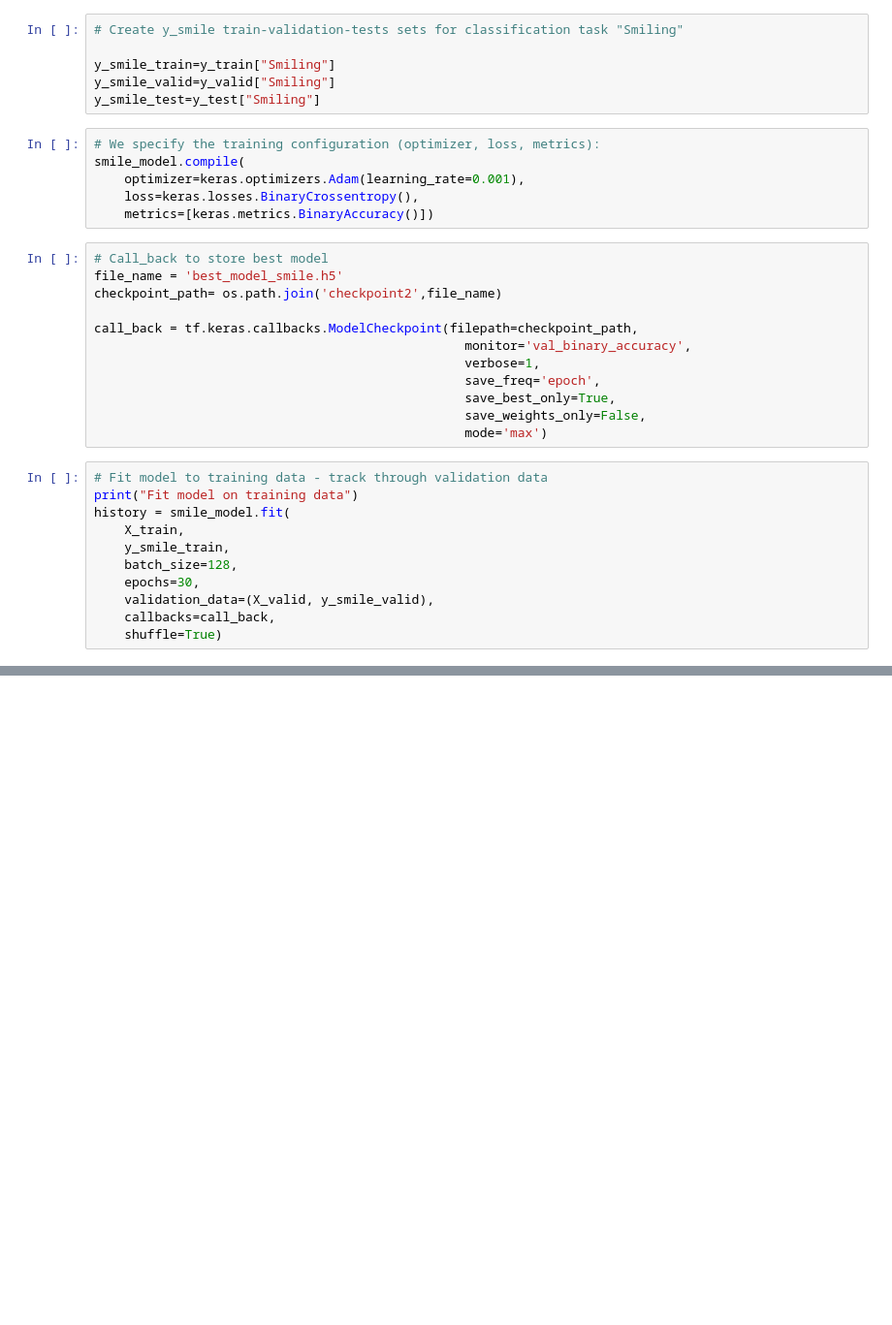
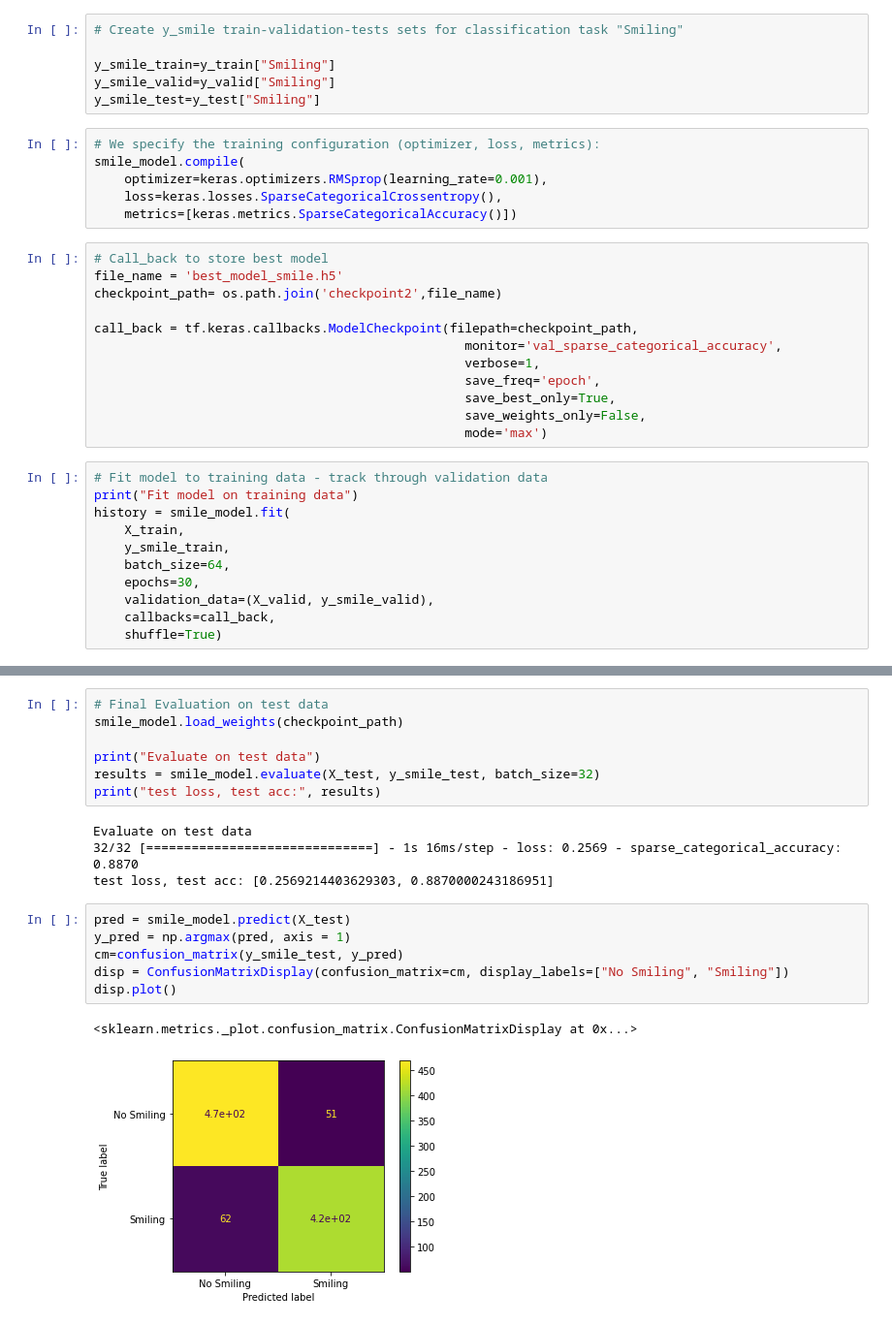
Before and after one commit to katdask/Data_Science_Projects, a Jupyter notebook: Unzip.ipynb, the cells around one changed output, grey strips where cells are left out. Shown: that part at 97% size. Saved outputs shown, nothing was run; the diff lists cells and outputs as text; blank space fills up the shorter version.

```diff
--- a/Unzip.ipynb
+++ b/Unzip.ipynb
@@ -393,16 +429,16 @@ y_smile_test=y_test["Smiling"]
 # %%
 # We specify the training configuration (optimizer, loss, metrics):
 smile_model.compile(
-    optimizer=keras.optimizers.Adam(learning_rate=0.001),
-    loss=keras.losses.BinaryCrossentropy(),
-    metrics=[keras.metrics.BinaryAccuracy()])
+    optimizer=keras.optimizers.RMSprop(learning_rate=0.001),
+    loss=keras.losses.SparseCategoricalCrossentropy(),
+    metrics=[keras.metrics.SparseCategoricalAccuracy()])
 # %%
 # Call_back to store best model
 file_name = 'best_model_smile.h5'
 checkpoint_path= os.path.join('checkpoint2',file_name)
 
 call_back = tf.keras.callbacks.ModelCheckpoint(filepath=checkpoint_path,
-                                                 monitor='val_binary_accuracy',
+                                                 monitor='val_sparse_categorical_accuracy',
                                                  verbose=1,
                                                  save_freq='epoch',
                                                  save_best_only=True,
@@ -414,7 +450,7 @@ print("Fit model on training data")
 history = smile_model.fit(
     X_train,
     y_smile_train,
-    batch_size=128,
+    batch_size=64,
     epochs=30,
     validation_data=(X_valid, y_smile_valid),
     callbacks=call_back,
@@ -439,0 +476,20 @@ Epoch 00030: val_binary_accuracy did not improve from 0.88600
+# %%
+# Final Evaluation on test data
+smile_model.load_weights(checkpoint_path)
+
+print("Evaluate on test data")
+results = smile_model.evaluate(X_test, y_smile_test, batch_size=32)
+print("test loss, test acc:", results)
+# %% [output]
+Evaluate on test data
+32/32 [==============================] - 1s 16ms/step - loss: 0.2569 - sparse_categorical_accuracy: 0.8870
+test loss, test acc: [0.2569214403629303, 0.8870000243186951]
+# %%
+pred = smile_model.predict(X_test)
+y_pred = np.argmax(pred, axis = 1)
+cm=confusion_matrix(y_smile_test, y_pred)
+disp = ConfusionMatrixDisplay(confusion_matrix=cm, display_labels=["No Smiling", "Smiling"])
+disp.plot()
+# %% [output]
+<sklearn.metrics._plot.confusion_matrix.ConfusionMatrixDisplay at 0x...>
+[figure, added]
```
Also changed, not shown: parts of 15 cells of this notebook.
